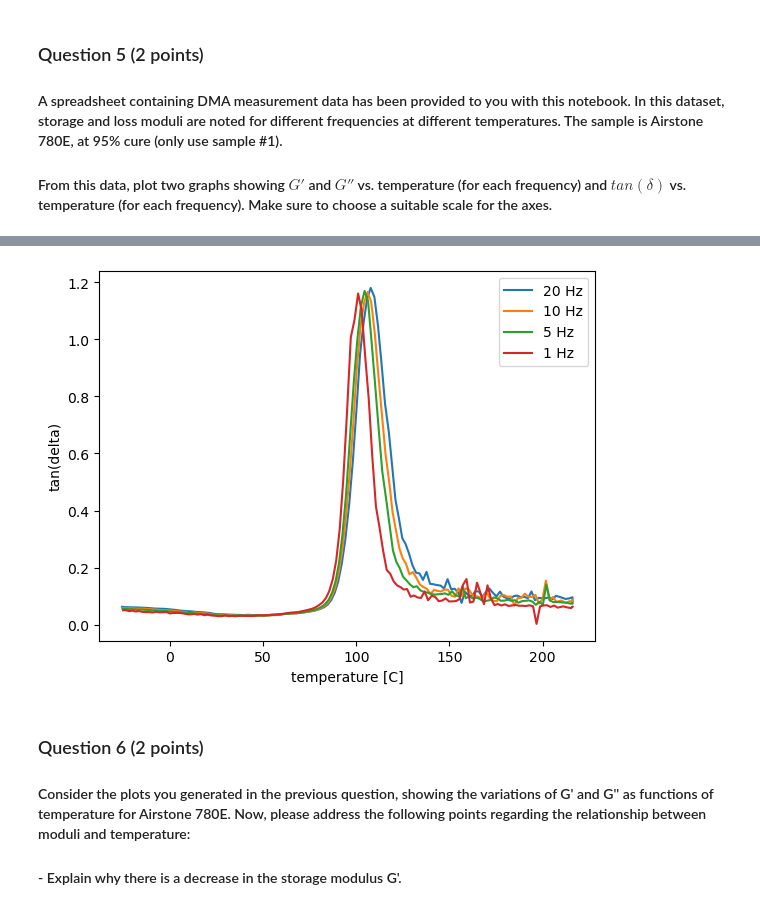
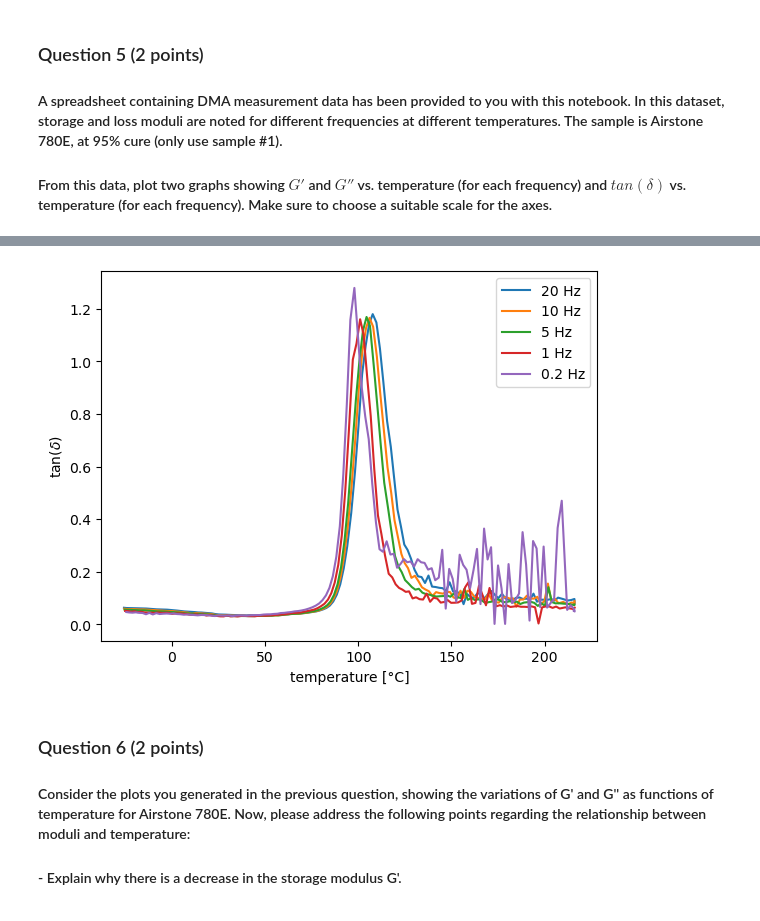
Before and after one commit to arthurstreebgreebling/PCM, a Jupyter notebook: A2 Rheokinetics/Notebook Rheokinetics.ipynb, the cells around one changed output, grey strips where cells are left out. Cells and saved outputs as stored; diff of their text form; code cells hidden in the pictures.

```diff
--- a/A2 Rheokinetics/Notebook Rheokinetics.ipynb
+++ b/A2 Rheokinetics/Notebook Rheokinetics.ipynb
@@ -163,16 +164,16 @@ plt.show()
 # %%
 # Code for 2nd plot here
 plt.plot(data_20[:,1],data_20[:,5], label='20 Hz')
 plt.plot(data_10[:,1],data_10[:,5], label='10 Hz')
 plt.plot(data_5[:,1],data_5[:,5], label='5 Hz')
 plt.plot(data_1[:,1],data_1[:,5], label='1 Hz')
-#plt.plot(data_02[:,1],data_02[:,5], label='0.2 Hz')
+plt.plot(data_02[:,1],data_02[:,5], label='0.2 Hz')
 plt.legend()
-plt.ylabel('tan(delta)')
-plt.xlabel('temperature [C]')
+plt.ylabel('tan($\delta$)')
+plt.xlabel('temperature [°C]')
 plt.show()
 # %% [output]
-[figure, old version]
+[figure, new version]
 # %% [markdown]
 ### Question 6 (2 points)
 
```
Also changed, not shown: parts of 7 cells of this notebook.
